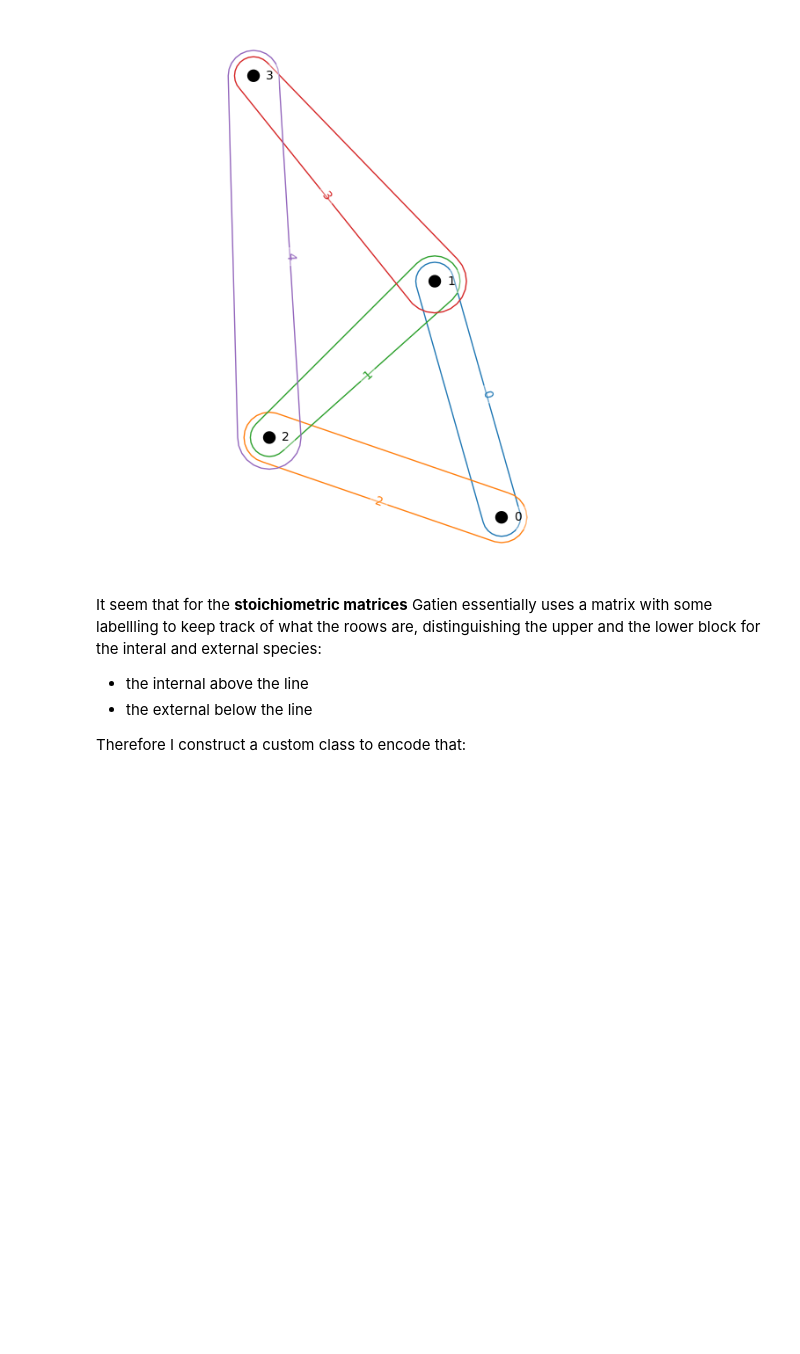
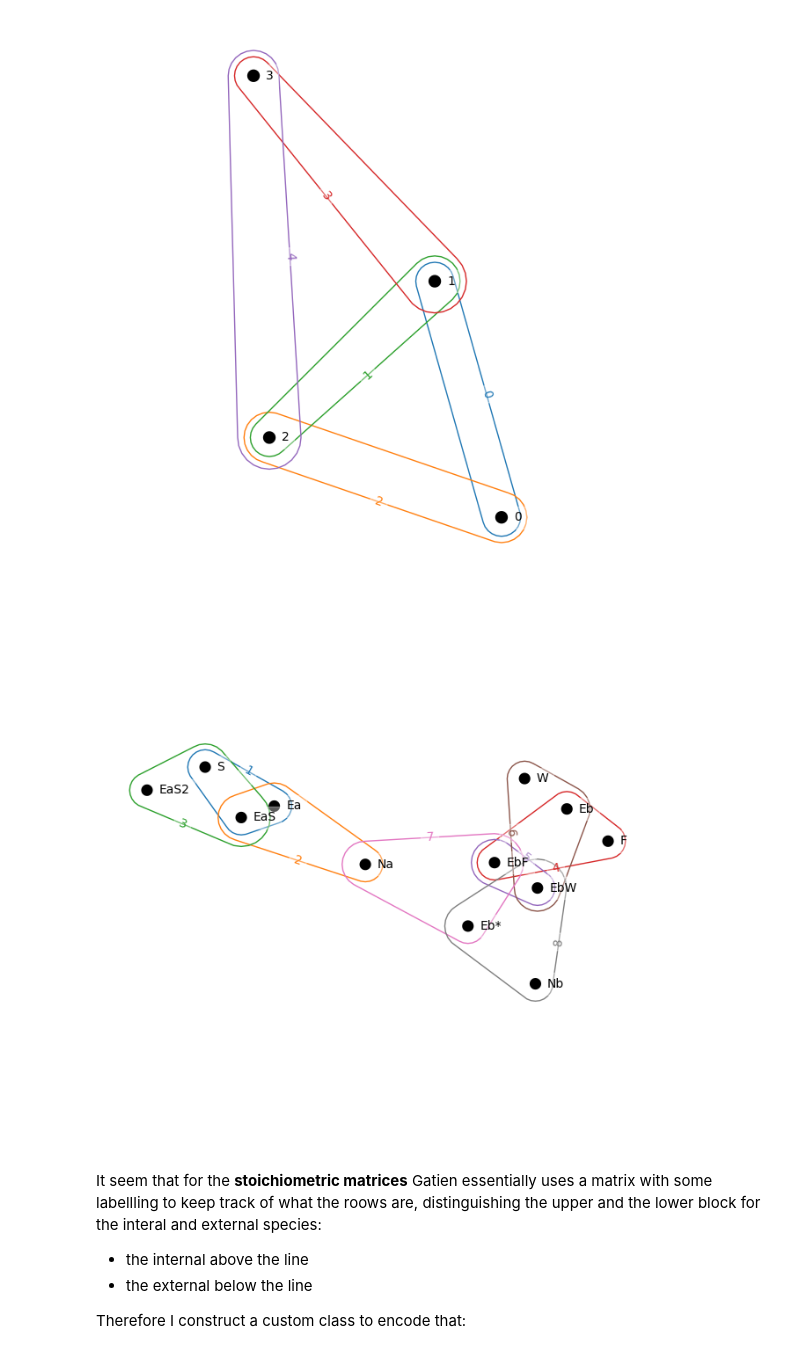
Before and after one commit to FTurci/conductance-chem-net, a Jupyter notebook: hypergraphs.ipynb, the cells around one changed output. Cells and saved outputs as stored; diff of their text form; code cells hidden in the pictures; blank space fills up the shorter version.

```diff
--- a/hypergraphs.ipynb
+++ b/hypergraphs.ipynb
@@ -55,6 +55,28 @@ H = hnx.Hypergraph.from_incidence_matrix(inner_2)
 hnx.draw(H)# node_labels = node_labels)
 # %% [output]
 [figure]
+# %%
+# full network
+import matplotlib.pyplot as plt
+# rows are nots, columns are edges (reactions)
+graph = {
+            1:["S","Ea", "EaS"],
+          2:["Ea", "EaS", "Na"],
+          3:["EaS","S", "EaS2"],
+          4:["F", "Eb","EbF"],
+          5:["EbF","EbW"],
+          6:["EbW", "Eb","W"],
+          7:["EbF", "Na","Eb*"],
+          8:["Eb*", "EbW", "Nb"]
+
+          }
+
+# print(H.dataframe)
+H = hnx.Hypergraph(graph)
+hnx.draw(H)
+plt.savefig("graph.pdf")
+# %% [output]
+[figure, added]
 # %% [markdown]
 It seem that for the **stoichiometric matrices** Gatien essentially uses a matrix with some labellling to keep track of what the roows are, distinguishing the upper and the lower block for the interal and external species:
 
```
